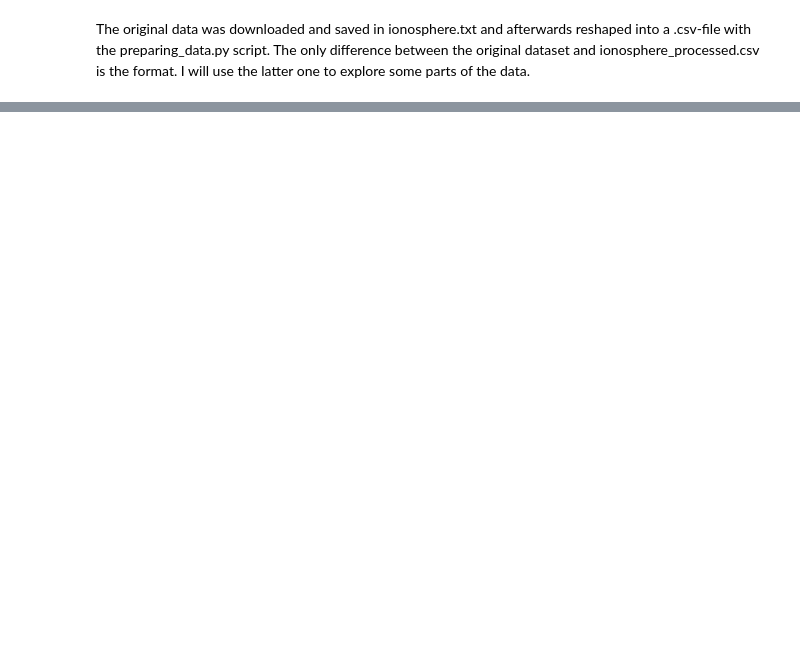
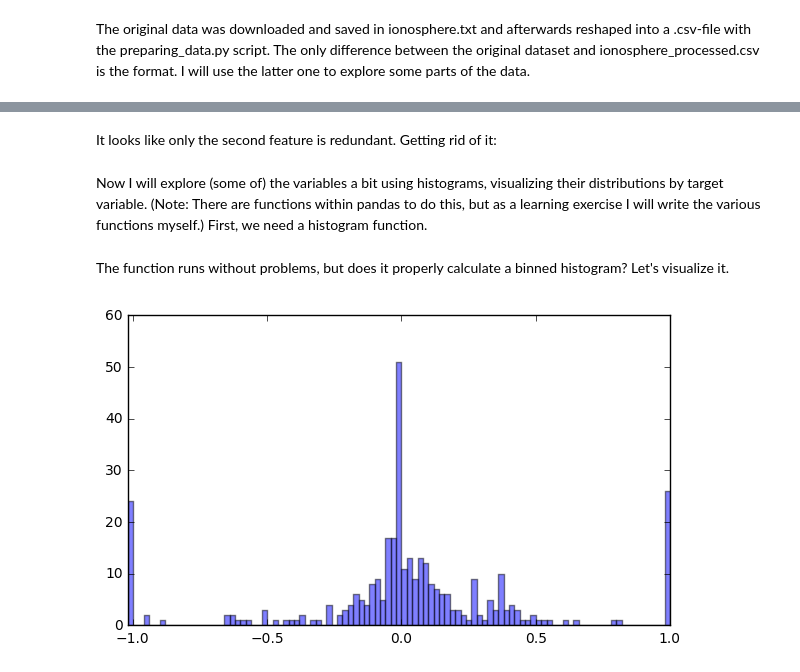
Before and after one commit to n-d-r/ionosphere, a Jupyter notebook: exploratory_analysis.ipynb, the cells around one changed output, grey strips where cells are left out. Drawn from its saved outputs; the diff is of its cells as text; code cells hidden in the pictures; blank space fills up the shorter version.

```diff
--- a/exploratory_analysis.ipynb
+++ b/exploratory_analysis.ipynb
@@ -37,0 +47,7 @@ data_filt = data.loc[
+# %% [markdown]
+It looks like only the second feature is redundant. Getting rid of it:
+# %%
+data.drop('1', axis=1, inplace=True)
+# %% [markdown]
+Now I will explore (some of) the variables a bit using histograms, visualizing their distributions by target variable. (Note: There are functions within pandas to do this, but as a learning exercise I will write the various functions myself.)
+First, we need a histogram function.
@@ -37,0 +94,20 @@ data_filt = data.loc[
+# %%
+counts, width = binned_histogram(series=data['3'], n_bins=100)
+# %% [markdown]
+The function runs without problems, but does it properly calculate a binned histogram? Let's visualize it.
+# %%
+def plot_histogram(bin_counts, bin_width):
+    sorted_bin_keys = sorted(bin_counts.keys())
+    x_min = sorted_bin_keys[0][0]
+    x_max = sorted_bin_keys[-1][1]
+    data_pairs = sorted([(bin[0], count) for bin, count in bin_counts.items()])
+    x, y = zip(*data_pairs)
+    plt.figure(figsize=(7, 4))
+    plt.xlim(x_min, x_max)
+    plt.bar(left=x, height=y, width=bin_width, alpha=.5)
+    plt.show()
+    plt.close('all')
+# %%
+plot_histogram(counts, width)
+# %% [output]
+[figure, added]
```
Also changed, not shown: parts of 31 cells of this notebook.
